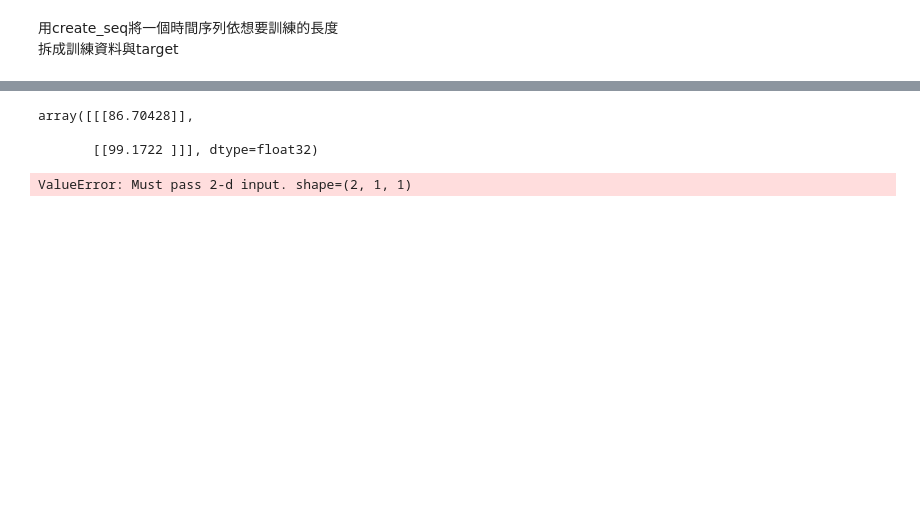
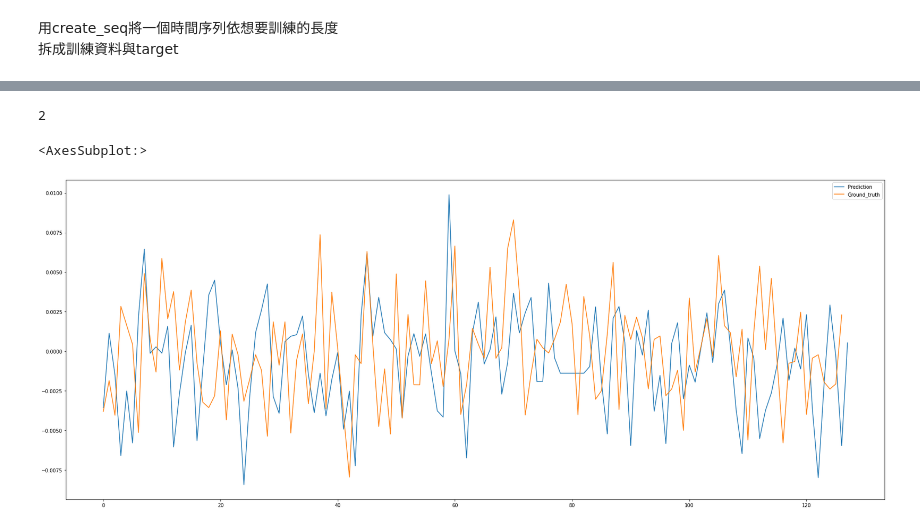
Before and after one commit to robertbasement/1D_CNN-for-time-series, a Jupyter notebook: Conv1d model for time series.ipynb, the cells around one changed output, grey strips where cells are left out. Cells and saved outputs as stored; diff of their text form; code cells hidden in the pictures; blank space fills up the shorter version.

```diff
--- a/Conv1d model for time series.ipynb
+++ b/Conv1d model for time series.ipynb
@@ -127,7 +172,7 @@ data = prep_dataloader(raw_data, mode= 'test',batch_size = 64)
 # %%
 #用來試試看模型dim是否正確
 model = Model(1)
-test = torch.randn(1,1,14)
+test = torch.randn(3,1,14)
 pred = model(test)
-pred.shape
+torch.flatten(pred)
 # %% [output]
@@ -156,10 +209,6 @@ class Model(nn.Module):
      def __init__(self, in_channels):
         super().__init__()
         self.conv_block1 = Conv1dBlock(in_channels=in_channels, out_channels=32)
-        self.conv_block2 = Conv1dBlock(in_channels=32, out_channels=64)
-        self.conv_block3 = Conv1dBlock(in_channels=64, out_channels=128)
-        self.conv_block4 = Conv1dBlock(in_channels=128, out_channels=64)
-        self.conv_block5 = Conv1dBlock(in_channels=64, out_channels=32)
         self.conv_block6 = Conv1dBlock(in_channels=32, out_channels=16)
         self.conv_block7 = Conv1dBlock(in_channels=16, out_channels=8)
         self.conv_block8 = Conv1dBlock(in_channels=8, out_channels=1)
@@ -172,14 +221,6 @@ class Model(nn.Module):
 
      def forward(self, x):
         x = self.conv_block1(x)
-        x = self.pooling(x)
-        x = self.conv_block2(x)
-        x = self.pooling(x)
-        x = self.conv_block3(x)
-        x = self.pooling(x)
-        x = self.conv_block4(x)
-        x = self.pooling(x)
-        x = self.conv_block5(x)
         x = self.pooling(x)
         x = self.conv_block6(x)
         x = self.pooling(x)
@@ -213,8 +254,8 @@ def train(tr_set, dv_set, model, config):
         model.train()                           # set model to training mode
         for x, y in tr_set:                     # iterate through the dataloader
             optimizer.zero_grad()               # set gradient to zero cleaning grad before
-            x = x.view(1,1,config['batch_size']*config['seq_length'])
             pred = model(x)                     # forward pass (compute output)
+            pred = torch.flatten(pred)
             mse_loss = model.cal_loss(pred, y)  # compute loss
             mse_loss.backward()                 # compute gradient (backpropagation)
             optimizer.step()                    # update model with optimizer
@@ -225,7 +266,7 @@ def train(tr_set, dv_set, model, config):
         if dev_mse < min_mse:
             # Save model if your model improved
             min_mse = dev_mse
-            print('Saving model (epoch = {:4d}, loss = {:.4f})'
+            print('Saving model (epoch = {:4d}, loss = {:.6f})'
                 .format(epoch + 1, min_mse))
             #torch.save(model.state_dict(), config['save_path'])  # Save model to specified path
             early_stop_cnt = 0
@@ -247,8 +288,8 @@ def dev(dv_set, model):
     total_loss = 0
     for x, y in dv_set:                         # iterate through the dataloader
         with torch.no_grad():                   # disable gradient calculation
-            x = x.view(1,1,config['batch_size']*config['seq_length'])               # reshpae batch vetcor to model(beatch_size * sequece_length)
             pred = model(x)                     # forward pass (compute output)
+            pred = torch.flatten(pred)
             mse_loss = model.cal_loss(pred, y)  # compute loss
         total_loss += mse_loss.detach().cpu().item() * len(x)  # accumulate loss
     total_loss = total_loss / len(dv_set.dataset)              # compute averaged loss
@@ -260,22 +301,9 @@ def test(tt_set, model):
     preds = []
     for x in tt_set:                            # iterate through the dataloader
         with torch.no_grad():                   # disable gradient calculation
-            x = x.view(1,1,config['seq_length'])
+
             pred = model(x)                     # forward pass (compute output)
-            #pred = pred * x.std() + x.mean()
+            pred = torch.flatten(pred)
             preds.append(pred.detach().cpu())   # collect prediction
     preds = torch.cat(preds, dim=0).numpy()     # concatenate all predictions and convert to a numpy array
     return preds
-# %%
-#optimizer 用Adam
-config = {
-    'n_epochs': 3000,                # maximum number of epochs
-    'batch_size': 1,               # mini-batch size for dataloader
-    'seq_length' : 14,
-    'optimizer': 'Adam',              # optimization algorithm (optimizer in torch.optim)
-    'optim_hparas': {                # hyper-parameters for the optimizer (depends on which optimizer you are using)
-        'lr': 0.001,                 # learning rate of SGD
-        #'momentum': 0.9              # momentum for SGD
-    },
-    'early_stop': 200             # early stopping epochs (the number epochs since your model's last improvement) # your model will be saved here
-}
@@ -310,11 +345,11 @@ torch.Size([156, 14])
-# %%
-preds
-# %% [output]
-array([[[86.70428]],
-
-       [[99.1722 ]]], dtype=float32)
+# %%
+len(tt_set)
+# %% [output]
+2
 # %%
-result = pd.DataFrame(preds)
-result.plot()
+result = pd.DataFrame(preds, columns = {'Prediction'})
+result['Ground_truth'] = raw_data.loc['2021'][44::].reset_index(drop = True)
+result.plot(figsize = (30,12))
 # %% [output]
-ValueError: Must pass 2-d input. shape=(2, 1, 1)
+<AxesSubplot:>
+[figure, added]
```
Also changed, not shown: parts of 19 cells of this notebook.
